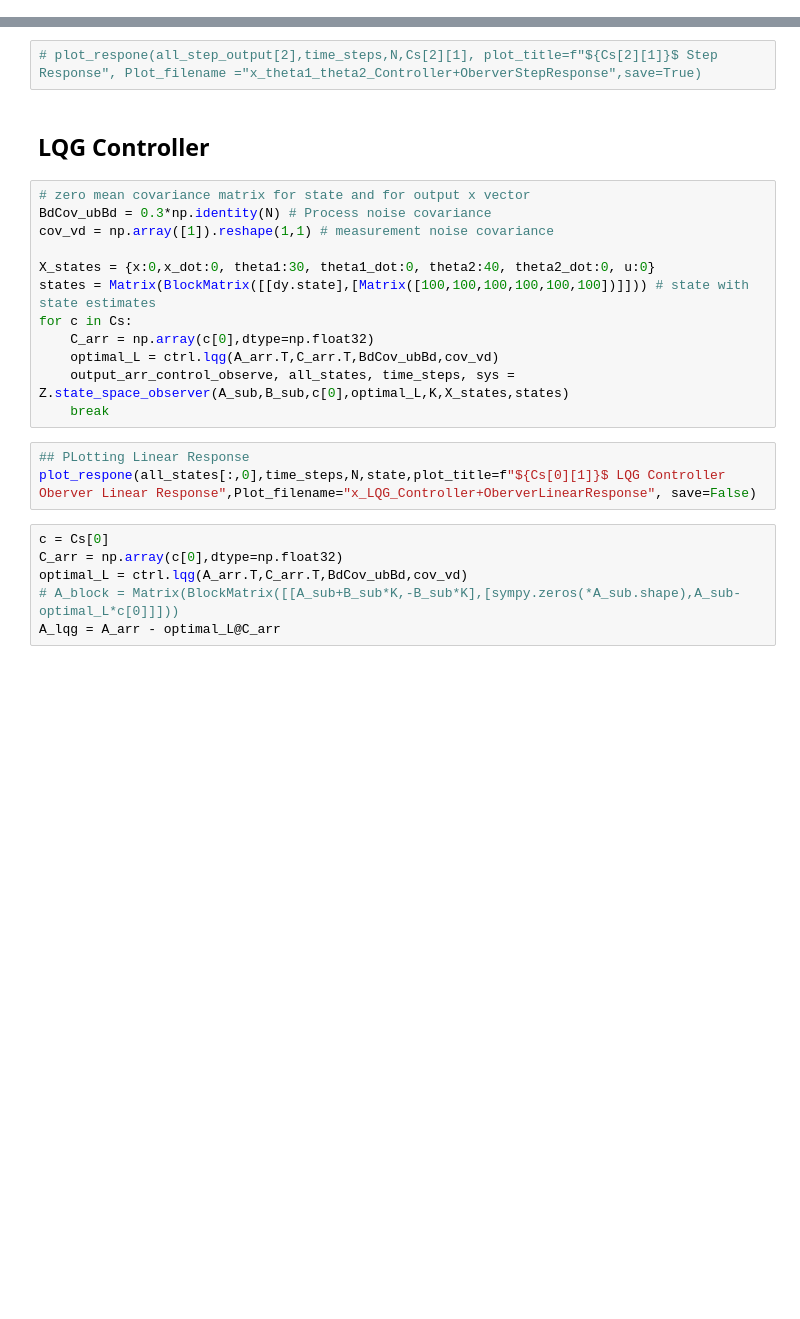
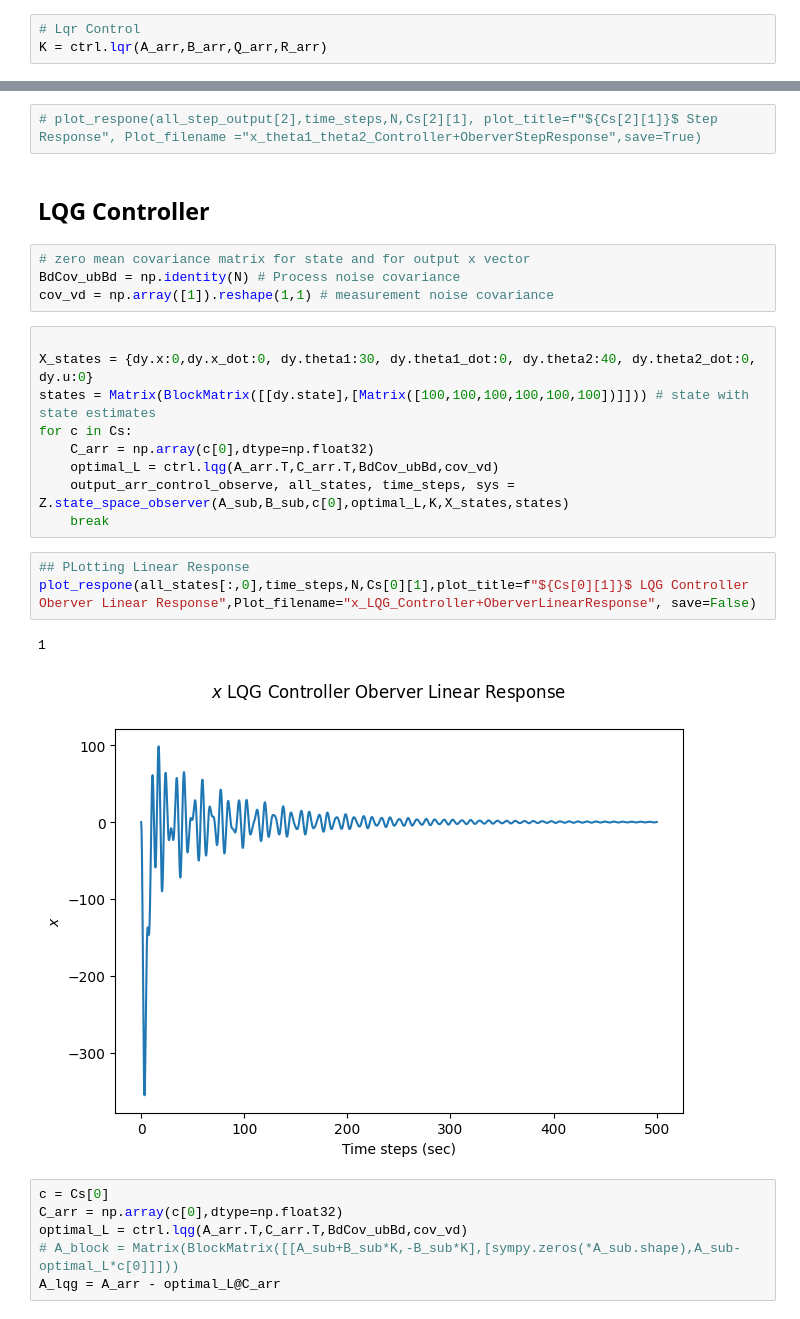
Before and after one commit to yashveerjain/LQR-and-LQG-Controller-For-a-Moving-Crane, a Jupyter notebook: Obervalability_sim.ipynb, the cells around one changed output, grey strips where cells are left out. Saved outputs shown, nothing was run; the diff lists cells and outputs as text; blank space fills up the shorter version.

```diff
--- a/Obervalability_sim.ipynb
+++ b/Obervalability_sim.ipynb
@@ -46,6 +46,9 @@ A_arr = np.array(A_sub,dtype=np.float32)
 B_arr = np.array(B_sub,dtype=np.float32)
 Q_arr = np.array(Q,dtype=np.float32)
 R_arr = np.array(R,dtype=np.float32)
+# %%
+# Lqr Control
+K = ctrl.lqr(A_arr,B_arr,Q_arr,R_arr)
 # %% [markdown]
 ## Observability of state space
 # %%
@@ -145,12 +148,13 @@ plot_respone(all_output_arr_control_observe[0],time_steps,N,Cs[0][1],plot_title=
 # plot_respone(all_step_output[2],time_steps,N,Cs[2][1], plot_title=f"${Cs[2][1]}$ Step Response", Plot_filename ="x_theta1_theta2_Controller+OberverStepResponse",save=True)
 # %% [markdown]
 ## LQG Controller
+# %%
+# zero mean covariance matrix for state and for output x vector
+BdCov_ubBd = np.identity(N) # Process noise covariance
+cov_vd = np.array([1]).reshape(1,1) # measurement noise covariance
 # %%
-# zero mean covariance matrix for state and for output x vector
-BdCov_ubBd = 0.3*np.identity(N) # Process noise covariance
-cov_vd = np.array([1]).reshape(1,1) # measurement noise covariance
 
-X_states = {x:0,x_dot:0, theta1:30, theta1_dot:0, theta2:40, theta2_dot:0, u:0}
+X_states = {dy.x:0,dy.x_dot:0, dy.theta1:30, dy.theta1_dot:0, dy.theta2:40, dy.theta2_dot:0, dy.u:0}
 states = Matrix(BlockMatrix([[dy.state],[Matrix([100,100,100,100,100,100])]])) # state with state estimates
 for c in Cs:
     C_arr = np.array(c[0],dtype=np.float32)
@@ -159,7 +163,10 @@ for c in Cs:
     break
 # %%
 ## PLotting Linear Response
-plot_respone(all_states[:,0],time_steps,N,state,plot_title=f"${Cs[0][1]}$ LQG Controller Oberver Linear Response",Plot_filename="x_LQG_Controller+OberverLinearResponse", save=False)
+plot_respone(all_states[:,0],time_steps,N,Cs[0][1],plot_title=f"${Cs[0][1]}$ LQG Controller Oberver Linear Response",Plot_filename="x_LQG_Controller+OberverLinearResponse", save=False)
+# %% [output]
+1
+[figure, added]
 # %%
 c = Cs[0]
 C_arr = np.array(c[0],dtype=np.float32)
```
Also changed, not shown: parts of 2 cells of this notebook.
